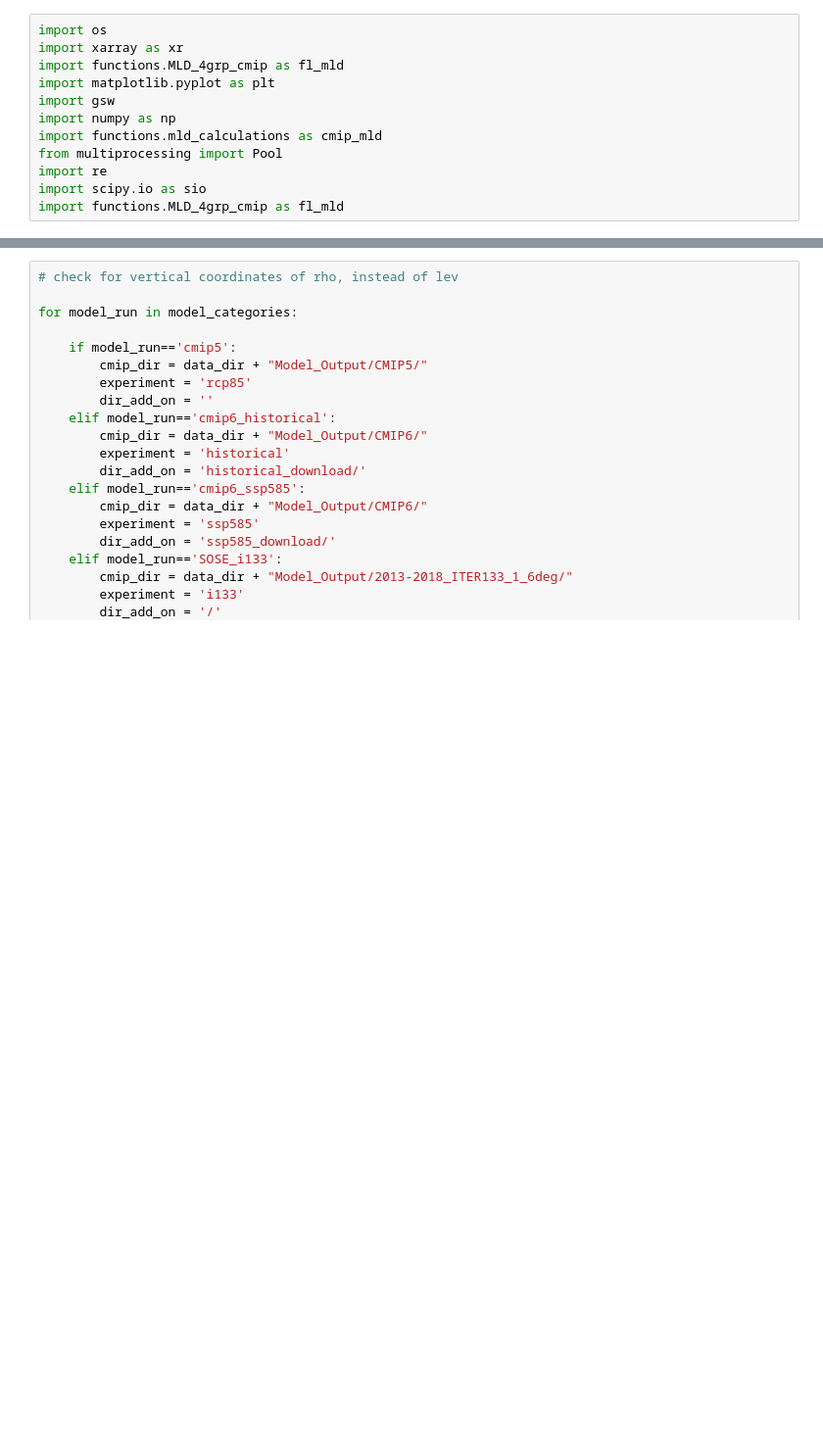
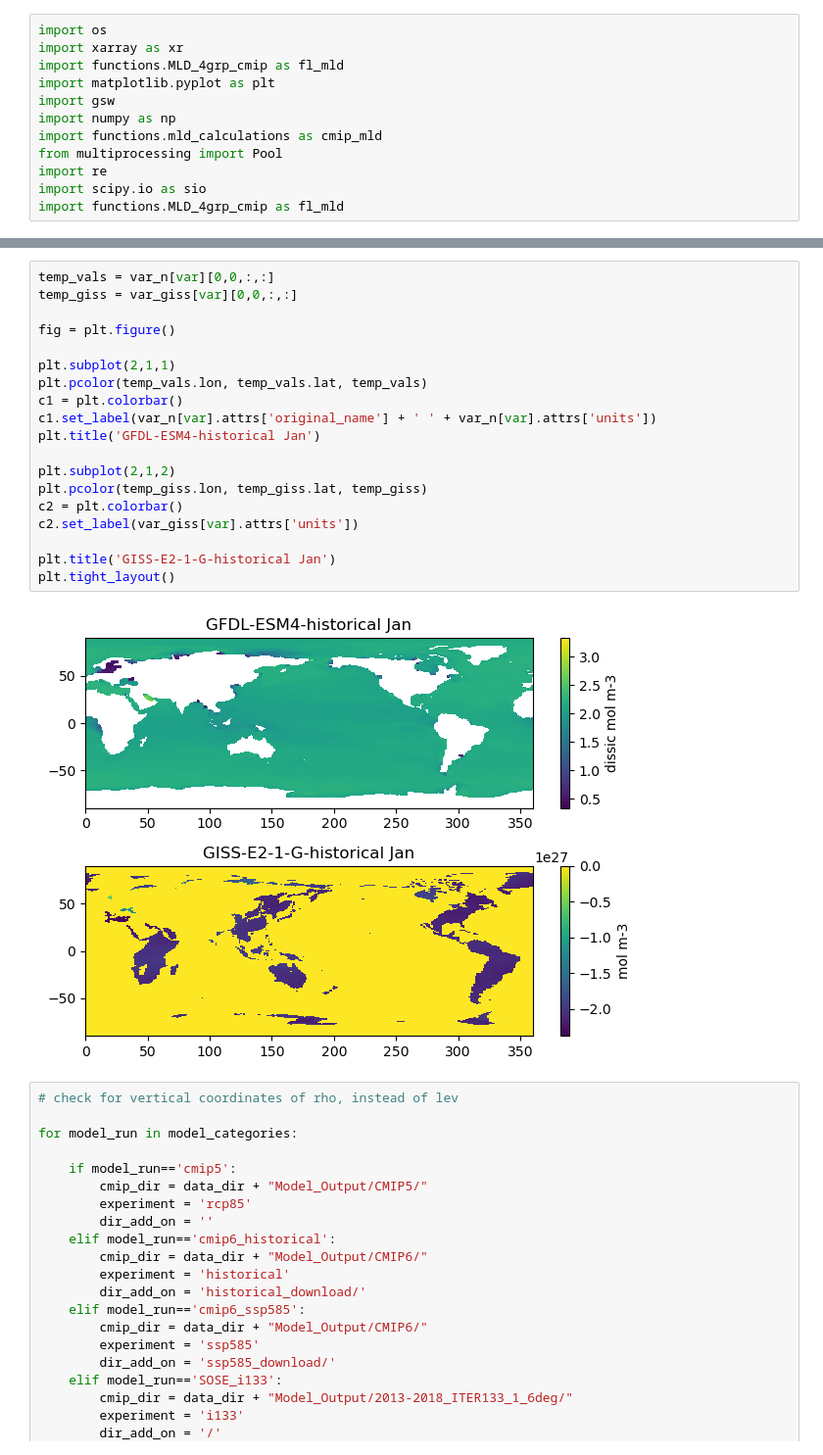
Before and after one commit to SethBushinsky/SO_seasonal_CO2_fluxes_in_models, a Jupyter notebook: MLD_calc_offline.ipynb, the cells around one changed output, grey strips where cells are left out. Shown at 98% size. Drawn from its saved outputs; the diff is of its cells as text; blank space fills up the shorter version.

```diff
--- a/MLD_calc_offline.ipynb
+++ b/MLD_calc_offline.ipynb
@@ -32,3 +209,24 @@ rerun_flag = 0 # whether to only process if the output MLD file does not exist
+# %%
+temp_vals = var_n[var][0,0,:,:]
+temp_giss = var_giss[var][0,0,:,:]
+
+fig = plt.figure()
+
+plt.subplot(2,1,1)
+plt.pcolor(temp_vals.lon, temp_vals.lat, temp_vals)
+c1 = plt.colorbar()
+c1.set_label(var_n[var].attrs['original_name'] + ' ' + var_n[var].attrs['units'])
+plt.title('GFDL-ESM4-historical Jan')
+
+plt.subplot(2,1,2)
+plt.pcolor(temp_giss.lon, temp_giss.lat, temp_giss)
+c2 = plt.colorbar()
+c2.set_label(var_giss[var].attrs['units'])
+
+plt.title('GISS-E2-1-G-historical Jan')
+plt.tight_layout()
+# %% [output]
+[figure, added]
 # %%
 # check for vertical coordinates of rho, instead of lev
 
```
Also changed, not shown: parts of 15 cells of this notebook, 6 other files.
